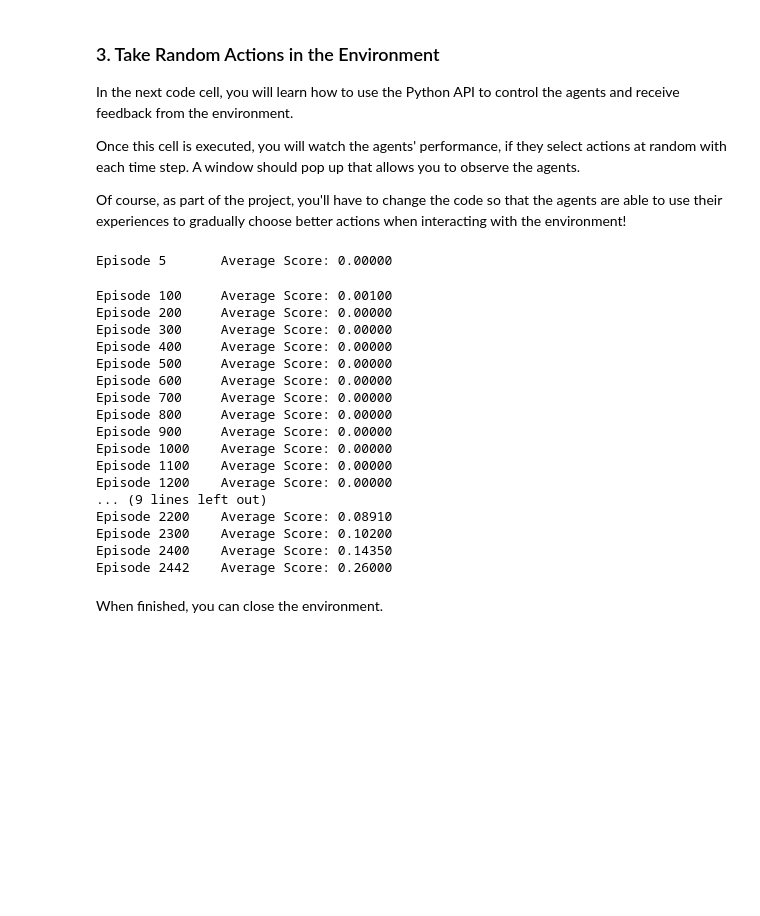
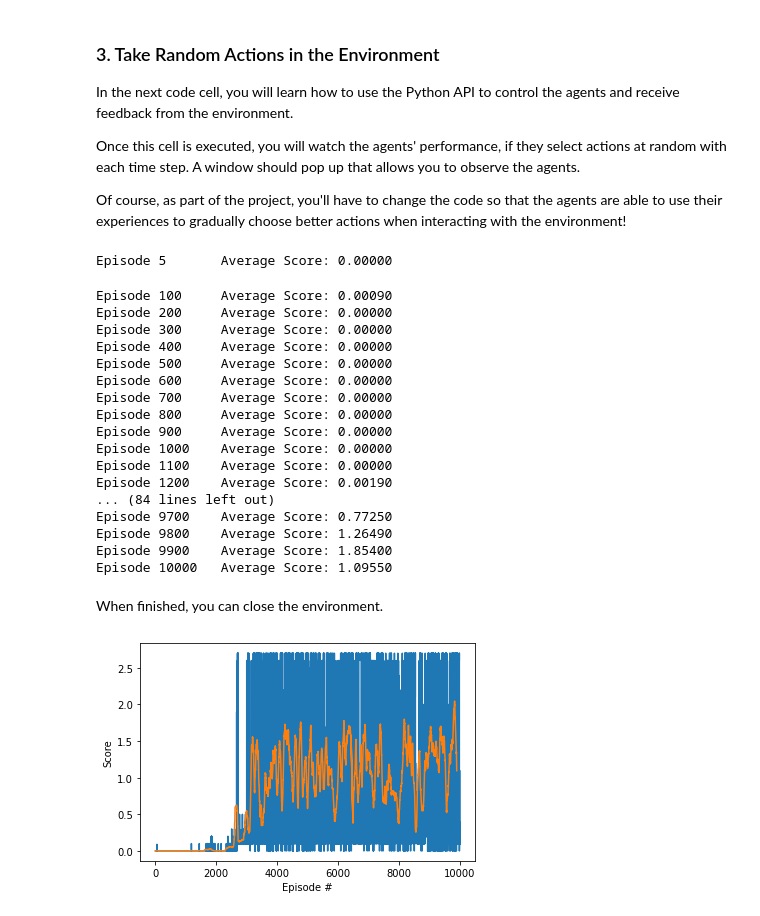
Before and after one commit to bfMendonca/deep-reinforcement-learning, a Jupyter notebook: p3_collab-compet/Tennis.ipynb, the cells around one changed output. Drawn from its saved outputs; the diff is of its cells as text; code cells hidden in the pictures; blank space fills up the shorter version.

Commit message:
[NEW] Environment solved using DDPG

```diff
--- a/p3_collab-compet/Tennis.ipynb
+++ b/p3_collab-compet/Tennis.ipynb
@@ -106,7 +106,7 @@ Once this cell is executed, you will watch the agents' performance, if they sele
 
 Of course, as part of the project, you'll have to change the code so that the agents are able to use their experiences to gradually choose better actions when interacting with the environment!
 # %%
-def ddpg(n_episodes=2500, max_t=10000, print_every=100):
+def ddpg(n_episodes=10000, max_t=10000, print_every=100):
     scores_deque = deque(maxlen=print_every)
     scores = []
 
@@ -154,7 +154,7 @@ def ddpg(n_episodes=2500, max_t=10000, print_every=100):
 scores = ddpg()
 # %% [output]
 Episode 5       Average Score: 0.00000
-Episode 100     Average Score: 0.00100
+Episode 100     Average Score: 0.00090
 Episode 200     Average Score: 0.00000
 Episode 300     Average Score: 0.00000
 Episode 400     Average Score: 0.00000
@@ -165,12 +165,12 @@ Episode 800     Average Score: 0.00000
 Episode 900     Average Score: 0.00000
 Episode 1000    Average Score: 0.00000
 Episode 1100    Average Score: 0.00000
-Episode 1200    Average Score: 0.00000
-... (9 lines left out)
-Episode 2200    Average Score: 0.08910
-Episode 2300    Average Score: 0.10200
-Episode 2400    Average Score: 0.14350
-Episode 2442    Average Score: 0.26000
+Episode 1200    Average Score: 0.00190
+... (84 lines left out)
+Episode 9700    Average Score: 0.77250
+Episode 9800    Average Score: 1.26490
+Episode 9900    Average Score: 1.85400
+Episode 10000   Average Score: 1.09550
 # %% [markdown]
 When finished, you can close the environment.
 # %%
@@ -178,8 +178,18 @@ env.close()
 # %%
 import matplotlib.pyplot as plt
 fig = plt.figure()
 ax = fig.add_subplot(111)
 plt.plot(np.arange(1, len(scores)+1), scores)
 plt.ylabel('Score')
 plt.xlabel('Episode #')
+
+
+def moving_average(x, w):
+    return np.convolve(x, np.ones(w), 'valid') / w
+
+mean_score = moving_average( scores, 100 )
+
+plt.plot( mean_score )
 plt.show()
+# %% [output]
+[figure, added]
```
Also changed, not shown: 2 other files.
